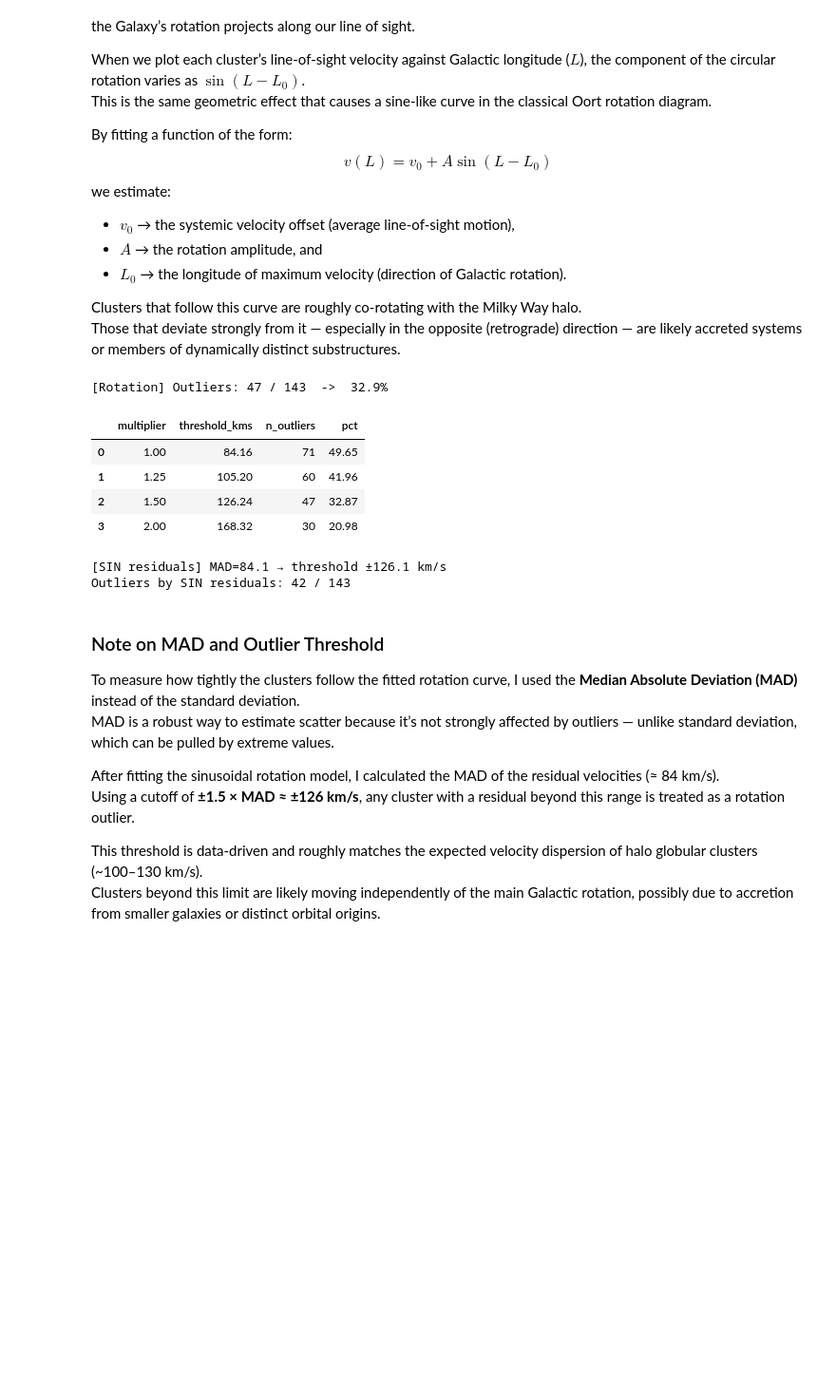
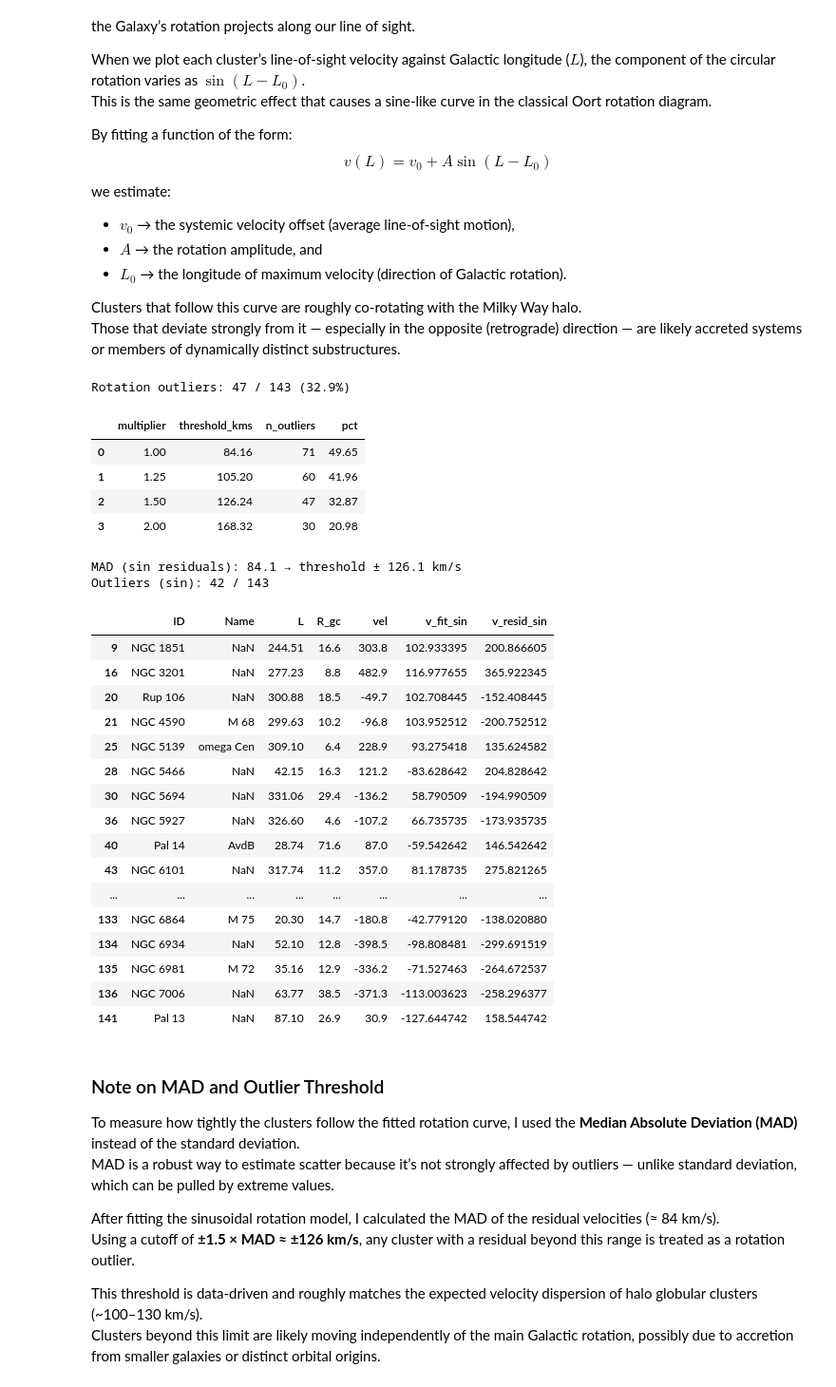
Before and after one commit to sleepdepr1ved/PHYS3116_Team, a Jupyter notebook: rotation_analysis.ipynb, the cells around one changed output. Shown: that part at 95% size. Drawn from its saved outputs; the diff is of its cells as text; code cells hidden in the pictures; blank space fills up the shorter version.

```diff
--- a/rotation_analysis.ipynb
+++ b/rotation_analysis.ipynb
@@ -570,30 +533,29 @@ we estimate:
 Clusters that follow this curve are roughly co-rotating with the Milky Way halo.
 Those that deviate strongly from it — especially in the opposite (retrograde) direction — are likely accreted systems or members of dynamically distinct substructures.
 # %%
-# === Accreted fractions & exports (append under rotation cell) ===
+# === Accreted fractions (no saving) ===
 
-
-
-# 1) Rotation-accreted fraction (outliers by MAD/P90 threshold from previous cell)
+# Rotation-accreted fraction (outliers by MAD/P90 threshold from previous cell)
 total = len(df_rot)
 n_out = int(df_rot["rot_outlier"].sum())
 pct = 100.0 * n_out / total if total else 0.0
-print(f"[Rotation] Outliers: {n_out} / {total}  ->  {pct:.1f}%")
+print("Rotation outliers:", n_out, "/", total, f"({pct:.1f}%)")
 
-# Save summary + outlier list
+
+# Summary dataframe (kept in memory only)
 summary = pd.DataFrame(
     {"metric": ["rotation_total", "rotation_outliers", "rotation_outlier_pct"],
      "value":   [total, n_out, pct]}
 )
-summary.to_csv(f"{OUT}/rotation_accreted_summary.csv", index=False)
 
+# Optional outlier view (in memory only)
 cols_basic = ["ID","Name","L","vel"]
-cols_extra = ["v_fit","v_resid"]
+cols_extra = ["v_fit","v_resid"]  # keep if present
 cols_present = [c for c in cols_basic + cols_extra if c in df_rot.columns]
-df_rot.loc[df_rot["rot_outlier"], cols_present].to_csv(f"{OUT}/rotation_outliers.csv", index=False)
+_ = df_rot.loc[df_rot["rot_outlier"], cols_present]
 
-# 2) Sensitivity sweep vs threshold multiplier (see how % changes)
-# Reuse residuals from your previous cell; compute if missing
+# Sensitivity sweep vs threshold multiplier (see how % changes)
+# Reuse residuals from previous cell; compute if missing
 if "v_resid" not in df_rot.columns:
     # fall back to linear fit residuals if needed
     coef_tmp = np.polyfit(df_rot["L"].values, df_rot["vel"].values, 1)
@@ -615,10 +577,9 @@ for mult in [1.0, 1.25, 1.5, 2.0]:
         "pct": 100.0 * mask.mean()
     })
 sens = pd.DataFrame(rows)
-sens.to_csv(f"{OUT}/rotation_outlier_sensitivity.csv", index=False)
 display(sens.round(2))
 
-# 3) Combined accreted fraction (Rotation OR AMR), if an AMR flag exists
+# Combined accreted fraction (Rotation OR AMR), if an AMR flag exists
 # Accept either:
 #   - amr2 with columns ["ID", "AMR_outlier"], or
 #   - v   with columns ["ID" or "Name", "AMR_outlier"]
@@ -629,38 +590,28 @@ def _find_amr_table():
         return "v", globals()["v"]
     return None, None
 
-
 ##### MIGHT NEED THE BELOW FOR LATER, IDK SAVE IT FOR NOW.
-
 # amr_name, amr_df = _find_amr_table()
 # if amr_df is not None and "AMR_outlier" in amr_df.columns:
-#     # choose a join key we actually share
-#     join_key = "ID" if "ID" in amr_df.columns and "ID" in df_rot.columns else None
-#     if join_key is None:
-#         # try Name if ID not available
-#         join_key = "Name" if "Name" in amr_df.columns and "Name" in df_rot.columns else None
-
+#     join_key = "ID" if ("ID" in amr_df.columns and "ID" in df_rot.columns) else (
+#                "Name" if ("Name" in amr_df.columns and "Name" in df_rot.columns) else None)
 #     if join_key is not None:
 #         comb = df_rot[[join_key, "rot_outlier"]].merge(
 #             amr_df[[join_key, "AMR_outlier"]],
-#             on=join_key,
-#             how="left"
+#             on=join_key, how="left"
 #         )
 #         comb["AMR_outlier"] = comb["AMR_outlier"].fillna(False)
 #         comb["any_outlier"] = comb["rot_outlier"] | comb["AMR_outlier"]
-
 #         tot = len(comb)
 #         n_any = int(comb["any_outlier"].sum())
 #         pct_any = 100.0 * n_any / tot if tot else 0.0
-
 #         print(f"[Combined] Accreted candidates (Rotation ∪ AMR): {n_any} / {tot}  ->  {pct_any:.1f}%")
-#         comb.to_csv(f"{OUT}/accreted_flags_combined.csv", index=False)
 #     else:
 #         print("[Combined] Skipped: no common join key (ID or Name) between rotation frame and AMR table.")
 # else:
 #     print("[Combined] Skipped: no AMR_outlier table found (add AMR flagging first).")
 # %% [output]
-[Rotation] Outliers: 47 / 143  ->  32.9%
+Rotation outliers: 47 / 143 (32.9%)
 |  | multiplier | threshold_kms | n_outliers | pct |
 | 0 | 1.00 | 84.16 | 71 | 49.65 |
 | 1 | 1.25 | 105.20 | 60 | 41.96 |
@@ -669,32 +620,49 @@ def _find_amr_table():
 # %%
 # === Sinusoidal residuals & alternate outlier flag (non-destructive) ===
 
-# Requires: df_rot with columns ["L","vel"] and your fitted sinusoid params popt = [v0, A, L0]
-# If v_sin or popt exist from your fit cell, we reuse them; otherwise, raise.
+# Needs df_rot and fitted sinusoid params
 try:
     v_sin, popt
 except NameError as e:
     raise RuntimeError("Run the sinusoidal fit cell first to define v_sin and popt=[v0, A, L0].") from e
 
 # Compute sinusoidal residuals
 df_rot["v_fit_sin"] = v_sin(df_rot["L"], *popt)
 df_rot["v_resid_sin"] = df_rot["vel"] - df_rot["v_fit_sin"]
 
-# Robust threshold on SIN residuals (keeps your existing rot_outlier untouched)
+# Apply MAD-based threshold to residuals (keeps previous flags unchanged)
 res = df_rot["v_resid_sin"]
 mad = (res - res.median()).abs().median()
 thr_sin = 1.5 * mad if mad > 0 else res.abs().quantile(0.9)
 df_rot["rot_outlier_sin"] = res.abs() > thr_sin
 
-print(f"[SIN residuals] MAD={mad:.1f} → threshold ±{thr_sin:.1f} km/s")
-print(f"Outliers by SIN residuals: {int(df_rot['rot_outlier_sin'].sum())} / {len(df_rot)}")
+print("MAD (sin residuals):", round(mad,1), "→ threshold ±", round(thr_sin,1), "km/s")
+print("Outliers (sin):", int(df_rot['rot_outlier_sin'].sum()), "/", len(df_rot))
 
-# Save a separate outlier list for SIN residuals
+
+# Preview table (no saving)
 cols = [c for c in ["ID","Name","L","R_gc","vel","v_fit_sin","v_resid_sin"] if c in df_rot.columns]
-df_rot.loc[df_rot["rot_outlier_sin"], cols].to_csv(f"{OUT}/rotation_outliers_sin.csv", index=False)
+display(df_rot.loc[df_rot["rot_outlier_sin"], cols])
 # %% [output]
-[SIN residuals] MAD=84.1 → threshold ±126.1 km/s
-Outliers by SIN residuals: 42 / 143
+MAD (sin residuals): 84.1 → threshold ± 126.1 km/s
+Outliers (sin): 42 / 143
+|  | ID | Name | L | R_gc | vel | v_fit_sin | v_resid_sin |
+| 9 | NGC 1851 | NaN | 244.51 | 16.6 | 303.8 | 102.933395 | 200.866605 |
+| 16 | NGC 3201 | NaN | 277.23 | 8.8 | 482.9 | 116.977655 | 365.922345 |
+| 20 | Rup 106 | NaN | 300.88 | 18.5 | -49.7 | 102.708445 | -152.408445 |
+| 21 | NGC 4590 | M 68 | 299.63 | 10.2 | -96.8 | 103.952512 | -200.752512 |
+| 25 | NGC 5139 | omega Cen | 309.10 | 6.4 | 228.9 | 93.275418 | 135.624582 |
+| 28 | NGC 5466 | NaN | 42.15 | 16.3 | 121.2 | -83.628642 | 204.828642 |
+| 30 | NGC 5694 | NaN | 331.06 | 29.4 | -136.2 | 58.790509 | -194.990509 |
+| 36 | NGC 5927 | NaN | 326.60 | 4.6 | -107.2 | 66.735735 | -173.935735 |
+| 40 | Pal 14 | AvdB | 28.74 | 71.6 | 87.0 | -59.542642 | 146.542642 |
+| 43 | NGC 6101 | NaN | 317.74 | 11.2 | 357.0 | 81.178735 | 275.821265 |
+| ... | ... | ... | ... | ... | ... | ... | ... |
+| 133 | NGC 6864 | M 75 | 20.30 | 14.7 | -180.8 | -42.779120 | -138.020880 |
+| 134 | NGC 6934 | NaN | 52.10 | 12.8 | -398.5 | -98.808481 | -299.691519 |
+| 135 | NGC 6981 | M 72 | 35.16 | 12.9 | -336.2 | -71.527463 | -264.672537 |
+| 136 | NGC 7006 | NaN | 63.77 | 38.5 | -371.3 | -113.003623 | -258.296377 |
+| 141 | Pal 13 | NaN | 87.10 | 26.9 | 30.9 | -127.644742 | 158.544742 |
 # %% [markdown]
 ### Note on MAD and Outlier Threshold
 
```
Also changed, not shown: parts of 8 cells of this notebook, 13 other files.
